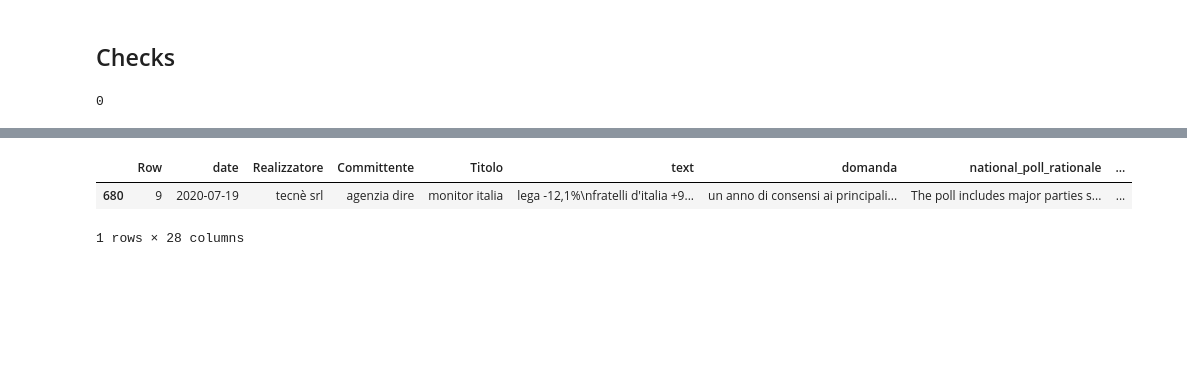
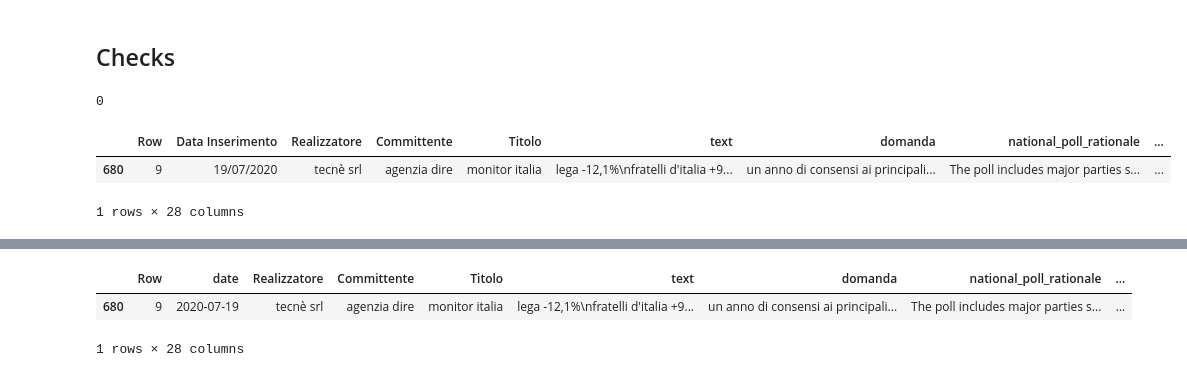
Before and after one commit to ruggsea/llm_italian_poll_scraper, a Jupyter notebook: eda.ipynb, the cells around one changed output, grey strips where cells are left out. Cells and saved outputs as stored; diff of their text form; code cells hidden in the pictures; blank space fills up the shorter version.

Commit message:
trying to fix negative values in the poll parser

```diff
--- a/eda.ipynb
+++ b/eda.ipynb
@@ -15,6 +15,14 @@ polls = pd.read_json('italian_polls.jsonl', lines=True)
 polls.duplicated(subset=polls.columns.difference(['row'])).sum()
 # %% [output]
 0
+# %%
+# see if some values are negative, only consider columns with numeric values
+
+polls[polls.select_dtypes(include=[np.number]).lt(0).any(axis=1)]
+# %% [output]
+|  | Row | Data Inserimento | Realizzatore | Committente | Titolo | text | domanda | national_poll_rationale | ... |
+| 680 | 9 | 19/07/2020 | tecnè srl | agenzia dire | monitor italia | lega -12,1%\nfratelli d'italia +9... | un anno di consensi ai principali... | The poll includes major parties s... | ... |
+1 rows × 28 columns
 # %%
 
 # data inserimento is in the format 'dd/mm/yyyy'
```
Also changed, not shown: 1 other file.
